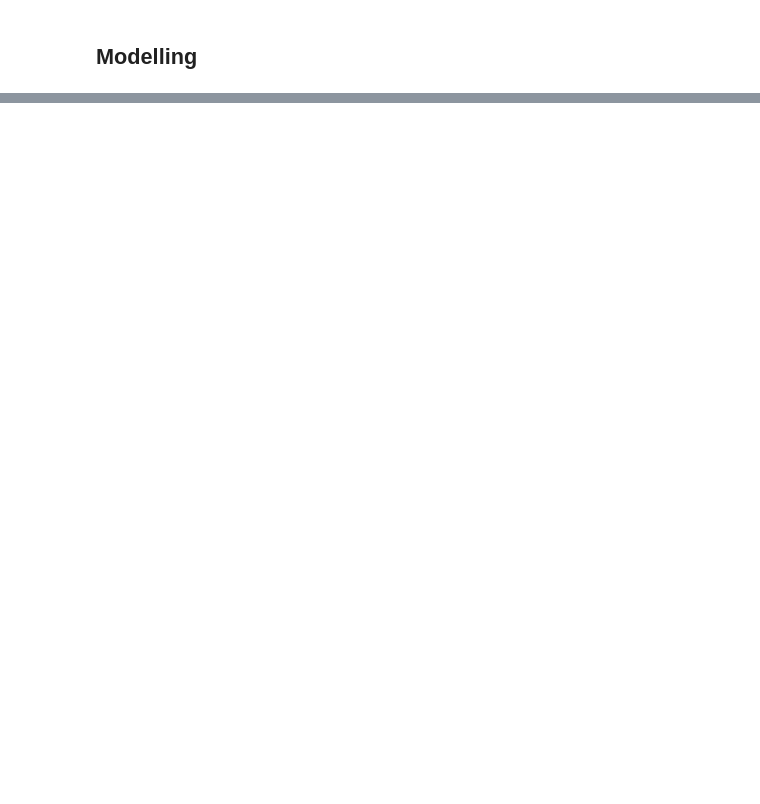
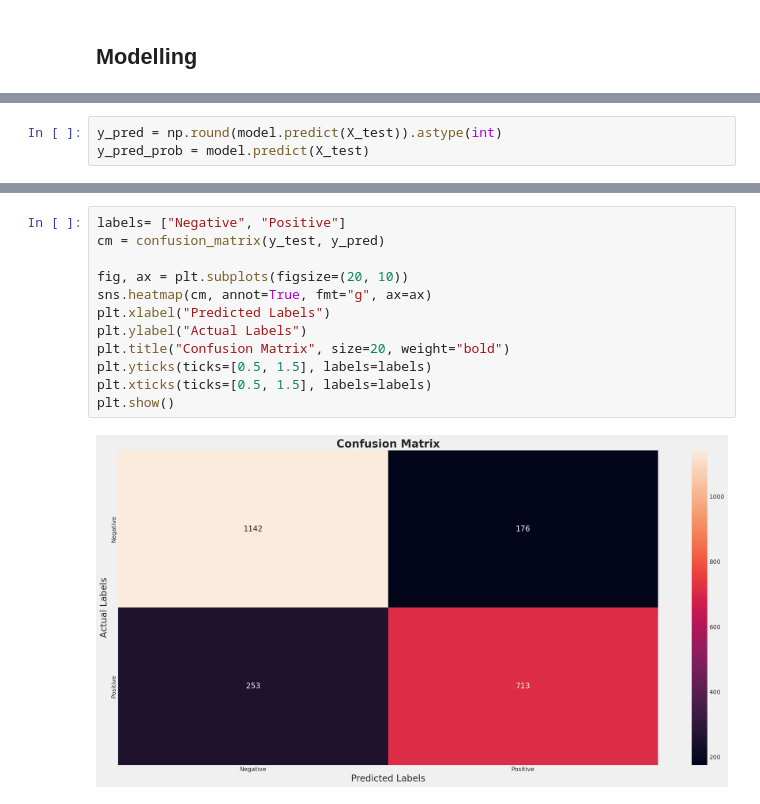
Before and after one commit to akokaz1/nlp_disaster_prediction, a Jupyter notebook: notebooks/scripts/first_attempt.ipynb, the cells around one changed output, grey strips where cells are left out. Drawn from its saved outputs; the diff is of its cells as text; blank space fills up the shorter version.

```diff
--- a/notebooks/scripts/first_attempt.ipynb
+++ b/notebooks/scripts/first_attempt.ipynb
@@ -310,0 +327,3 @@ plot_model(model, show_shapes=True)
+# %%
+y_pred = np.round(model.predict(X_test)).astype(int)
+y_pred_prob = model.predict(X_test)
@@ -310,0 +341,14 @@ plot_model(model, show_shapes=True)
+# %%
+labels= ["Negative", "Positive"]
+cm = confusion_matrix(y_test, y_pred)
+
+fig, ax = plt.subplots(figsize=(20, 10))
+sns.heatmap(cm, annot=True, fmt="g", ax=ax)
+plt.xlabel("Predicted Labels")
+plt.ylabel("Actual Labels")
+plt.title("Confusion Matrix", size=20, weight="bold")
+plt.yticks(ticks=[0.5, 1.5], labels=labels)
+plt.xticks(ticks=[0.5, 1.5], labels=labels)
+plt.show()
+# %% [output]
+[figure, added]
```
Also changed, not shown: parts of 31 cells of this notebook, 2 other files.
